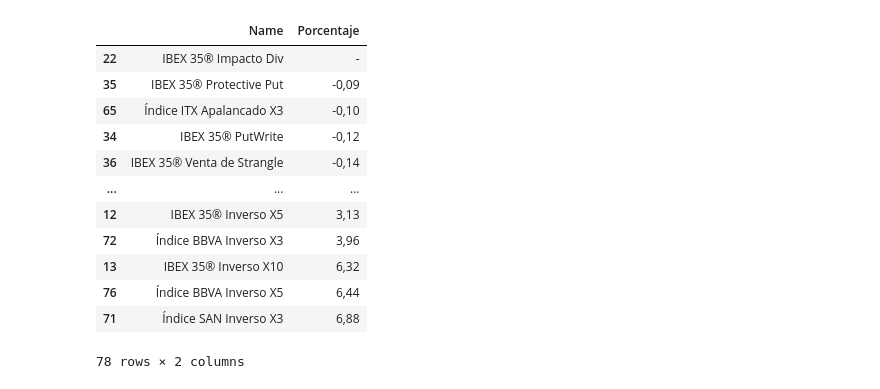
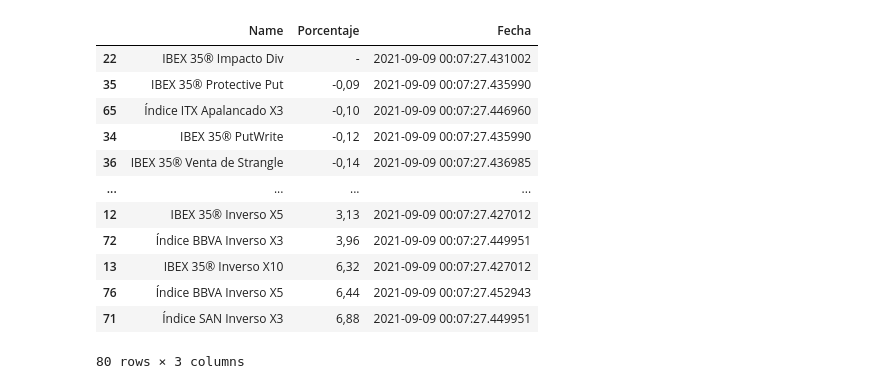
Before and after one commit to pptscdia2021/pp12021grupo7_a1-grupo-7, a Jupyter notebook: main.ipynb, the cells around one changed output. Saved outputs shown, nothing was run; the diff lists cells and outputs as text; code cells hidden in the pictures.

```diff
--- a/main.ipynb
+++ b/main.ipynb
@@ -8,11 +8,23 @@ from matplotlib import pyplot
 import matplotlib
 # %%
 url_page = 'http://www.bolsamadrid.es/esp/aspx/Indices/Resumen.aspx'
+id_table = 'ctl00_Contenido_tblÍndices'
+path = 'bolsa_ibex35.csv'
 
 page = requests.get(url_page).text
 soup = BeautifulSoup(page, "lxml")
 
-table = soup.find("table", {'id': 'ctl00_Contenido_tblÍndices'})
 name = ""
-porcent = ""
+info = ""
 nroFila = 0
+table = soup.find("table", {'id': 'ctl00_Contenido_tblÍndices' })
+for fila in table.find_all("tr"):
+    nroCelda=0
+    for celda in fila.find_all('td'):
+        if nroCelda==0:
+            name=celda.text
+
+        if nroCelda== 3:
+            info=celda.text
+        nroCelda+=1
+    nroFila+=1
@@ -55,25 +36,26 @@ csv_file.close()
-# %%
-df = pd.read_csv('bolsa_ibex35.csv')
-
-headerList= ["Name" , "Porcentaje"]
-
-df.to_csv('bolsa_ibex35.csv',header=headerList, index=False)
-df = df.sort_values(['Porcentaje'] , ascending=True)
-df
-# %% [output]
-|  | Name | Porcentaje |
-| 22 | IBEX 35® Impacto Div | - |
-| 35 | IBEX 35® Protective Put | -0,09 |
-| 65 | Índice ITX Apalancado X3 | -0,10 |
-| 34 | IBEX 35® PutWrite | -0,12 |
-| 36 | IBEX 35® Venta de Strangle | -0,14 |
-| ... | ... | ... |
-| 12 | IBEX 35® Inverso X5 | 3,13 |
-| 72 | Índice BBVA Inverso X3 | 3,96 |
-| 13 | IBEX 35® Inverso X10 | 6,32 |
-| 76 | Índice BBVA Inverso X5 | 6,44 |
-| 71 | Índice SAN Inverso X3 | 6,88 |
-78 rows × 2 columns
+# %%
+    df = pd.read_csv(path)     #Con la libreria pandas guardo el archivo en formato de Tabla
+    headerList= ["Name" , "Porcentaje", "Fecha"]
+    df.columns = headerList
+
+    df.to_csv(path, index=False)    #Le agrego un header con pandas
+
+    df = df.sort_values(["Porcentaje"], ascending=True)     #A la tabla antes hecha la ordeno y la guardo
+    df
+# %% [output]
+|  | Name | Porcentaje | Fecha |
+| 22 | IBEX 35® Impacto Div | - | 2021-09-09 00:07:27.431002 |
+| 35 | IBEX 35® Protective Put | -0,09 | 2021-09-09 00:07:27.435990 |
+| 65 | Índice ITX Apalancado X3 | -0,10 | 2021-09-09 00:07:27.446960 |
+| 34 | IBEX 35® PutWrite | -0,12 | 2021-09-09 00:07:27.435990 |
+| 36 | IBEX 35® Venta de Strangle | -0,14 | 2021-09-09 00:07:27.436985 |
+| ... | ... | ... | ... |
+| 12 | IBEX 35® Inverso X5 | 3,13 | 2021-09-09 00:07:27.427012 |
+| 72 | Índice BBVA Inverso X3 | 3,96 | 2021-09-09 00:07:27.449951 |
+| 13 | IBEX 35® Inverso X10 | 6,32 | 2021-09-09 00:07:27.427012 |
+| 76 | Índice BBVA Inverso X5 | 6,44 | 2021-09-09 00:07:27.452943 |
+| 71 | Índice SAN Inverso X3 | 6,88 | 2021-09-09 00:07:27.449951 |
+80 rows × 3 columns
 # %%
 
 
```
Also changed, not shown: parts of 4 cells of this notebook, 2 other files.
